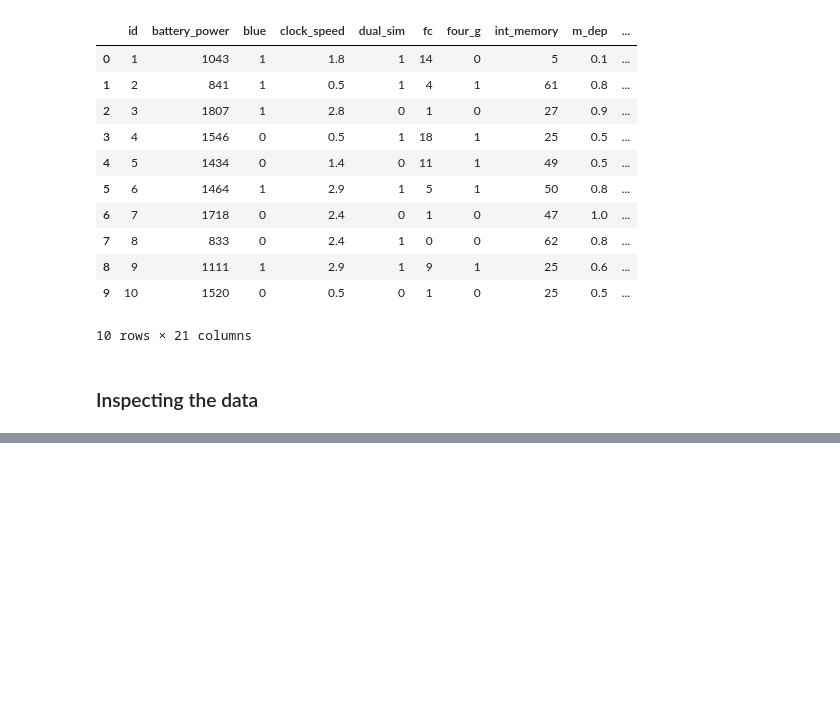
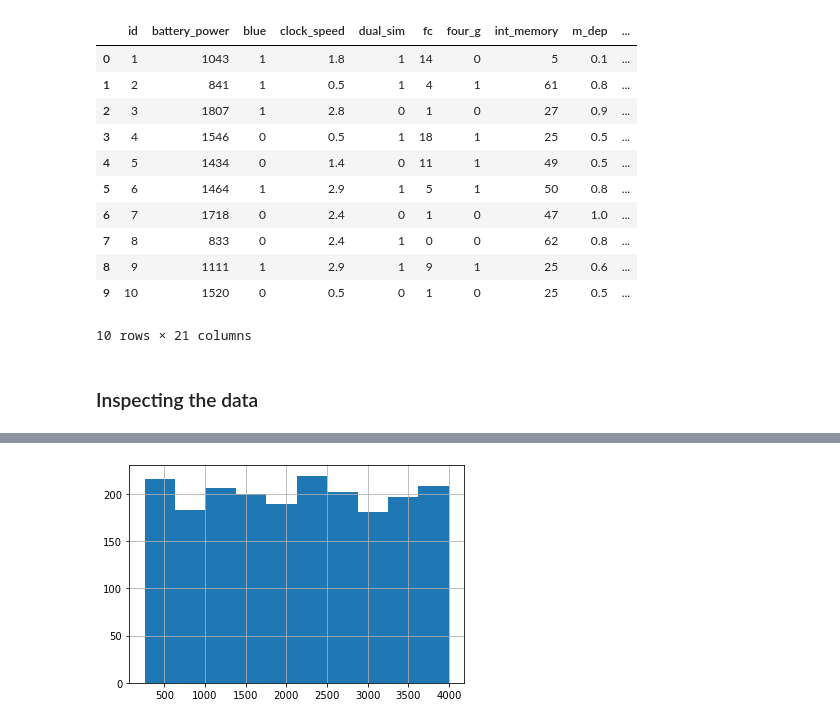
Before and after one commit to Charles2005/Mobile-Price-Classification, a Jupyter notebook: Files/Mobile-Price-Classication.ipynb, the cells around one changed output, grey strips where cells are left out. Drawn from its saved outputs; the diff is of its cells as text; code cells hidden in the pictures; blank space fills up the shorter version.

```diff
--- a/Files/Mobile-Price-Classication.ipynb
+++ b/Files/Mobile-Price-Classication.ipynb
@@ -129,0 +195,4 @@ dtype: int64
+# %%
+mobile_train["ram"].hist();
+# %% [output]
+[figure, added]
```
Also changed, not shown: parts of 22 cells of this notebook.
